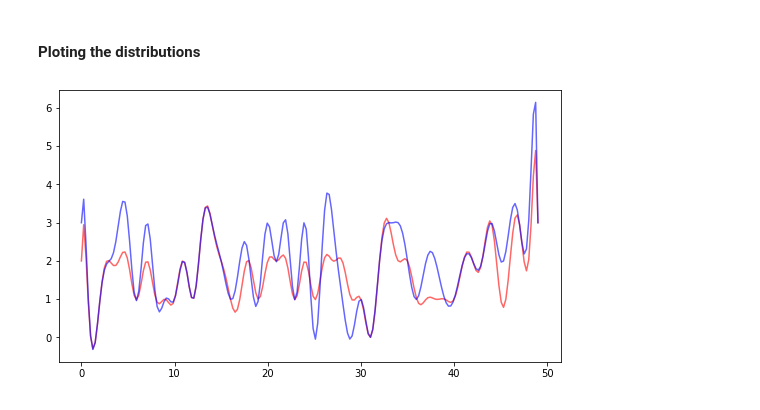
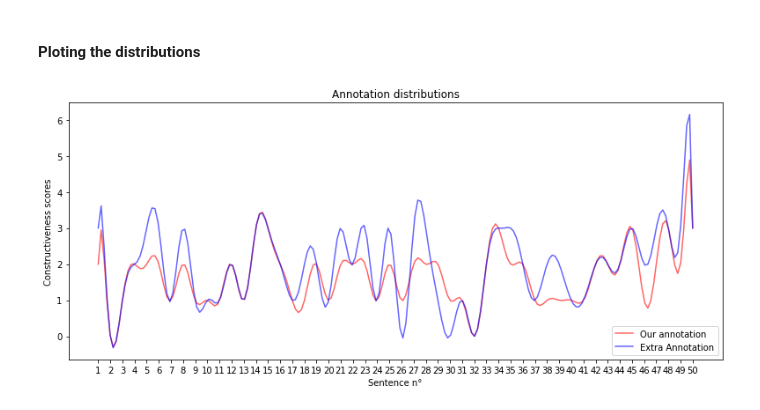
Before and after one commit to ugolbck/AFCC, a Jupyter notebook: notebooks/agreement.ipynb, the cells around one changed output. Saved outputs shown, nothing was run; the diff lists cells and outputs as text; code cells hidden in the pictures.

Commit message:
data distrib finished

```diff
--- a/notebooks/agreement.ipynb
+++ b/notebooks/agreement.ipynb
@@ -297,16 +239,30 @@ Wilcoxon's signed rank test - 2 classes: 48.0 0.17971249487899976
 # %% [markdown]
 #### Ploting the distributions
 # %%
-fig, ax = plt.subplots(figsize=(9, 5))
+fig, ax = plt.subplots(figsize=(11, 5))
 
 labels = list(range(1, 51))
 x = np.arange(len(labels))
 xlin = np.linspace(x.min(), x.max(), 200)
 
 
-for i, color in ((int_annot1, 'red'), (int_annot2, 'blue')):
+for i, color, label in ((int_annot1, 'red', 'Our annotation'), (int_annot2, 'blue', 'Extra Annotation')):
     spl = make_interp_spline(x, i, k=7)  # type: BSpline
     power_smooth = spl(xlin)
-    ax.plot(xlin, power_smooth, color, alpha=0.6, linestyle='solid', label='Individual survey distributions')
+    ax.plot(xlin, power_smooth, color, alpha=0.6, linestyle='solid', label=label)
+
+# Add some text for labels, title and custom x-axis tick labels, etc.
+ax.set_title('Annotation distributions')
+ax.set_ylabel('Constructiveness scores')
+ax.set_xlabel('Sentence n°')
+# ax.set_title('Annotation Agreement')
+ax.set_xticks(x)
+ax.set_xticklabels(labels)
+ax.legend(loc='lower right')
+
+fig.tight_layout()
+
+#fig.savefig(PATH_IMAGES + 'agreement_4classes_2figures.png', format='png', bbox_inches='tight')
+plt.show()
 # %% [output]
-[figure, old version]
+[figure, new version]
```
Also changed, not shown: parts of 4 cells of this notebook, 10 other files.
